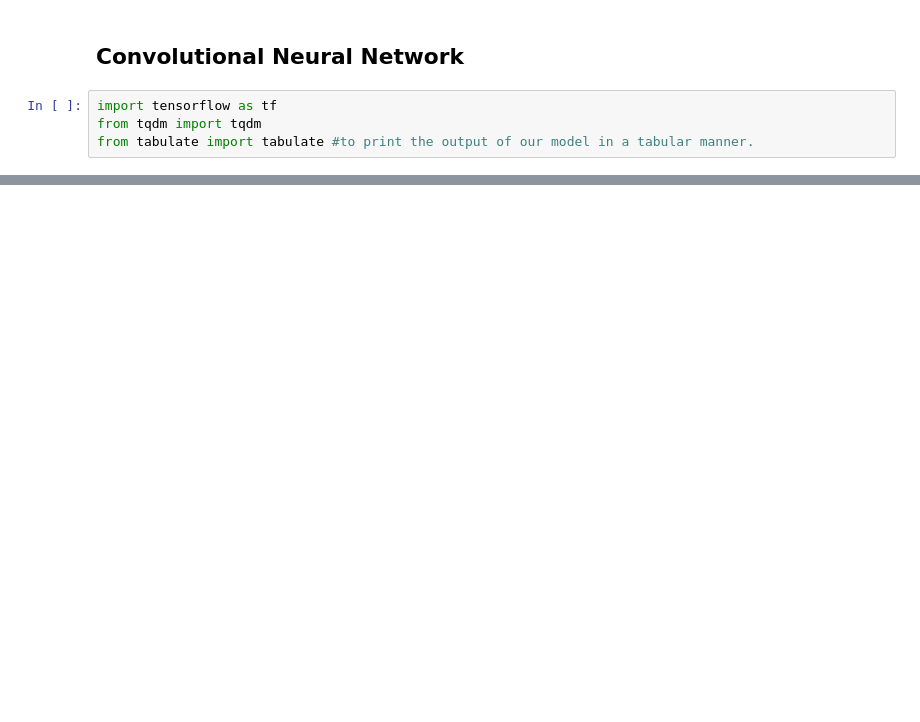
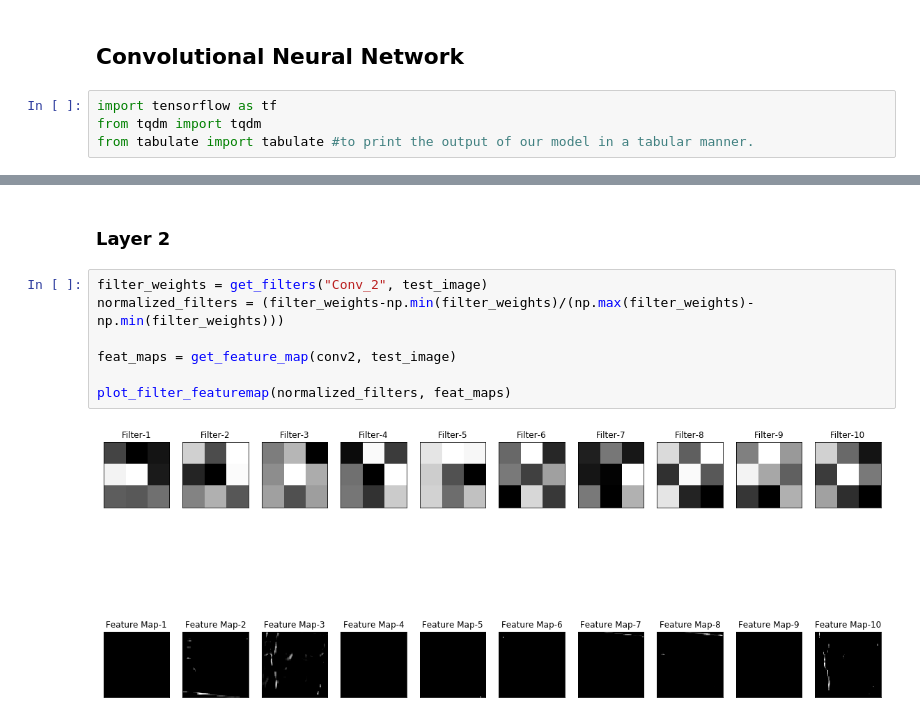
Before and after one commit to Ugenteraan/Visualizing-CNN, a Jupyter notebook: Deep-CNN.ipynb, the cells around one changed output, grey strips where cells are left out. Drawn from its saved outputs; the diff is of its cells as text; blank space fills up the shorter version.

```diff
--- a/Deep-CNN.ipynb
+++ b/Deep-CNN.ipynb
@@ -276,0 +342,11 @@ Model is not loaded !
+# %% [markdown]
+### Layer 2
+# %%
+filter_weights = get_filters("Conv_2", test_image)
+normalized_filters = (filter_weights-np.min(filter_weights)/(np.max(filter_weights)-np.min(filter_weights)))
+
+feat_maps = get_feature_map(conv2, test_image)
+
+plot_filter_featuremap(normalized_filters, feat_maps)
+# %% [output]
+[figure, added]
```
Also changed, not shown: parts of 28 cells of this notebook, 1 other file.
